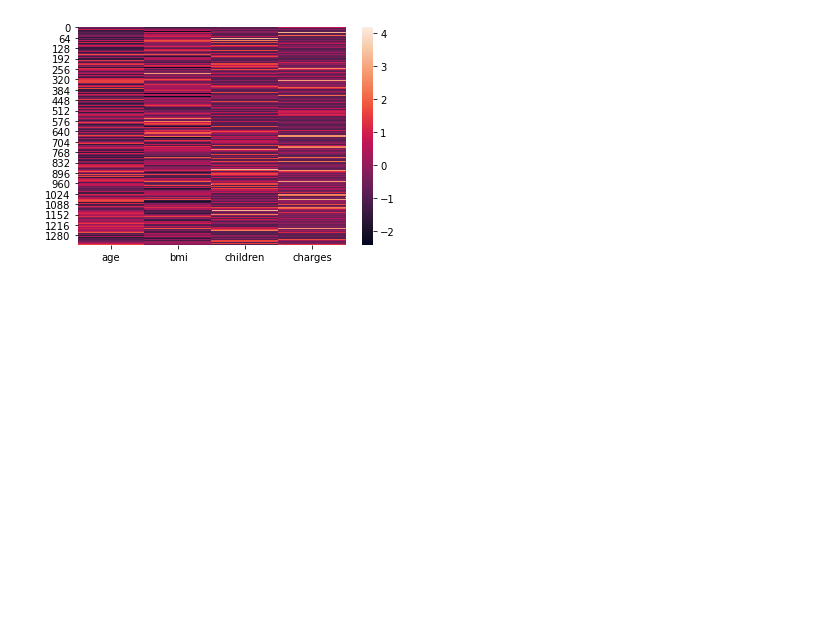
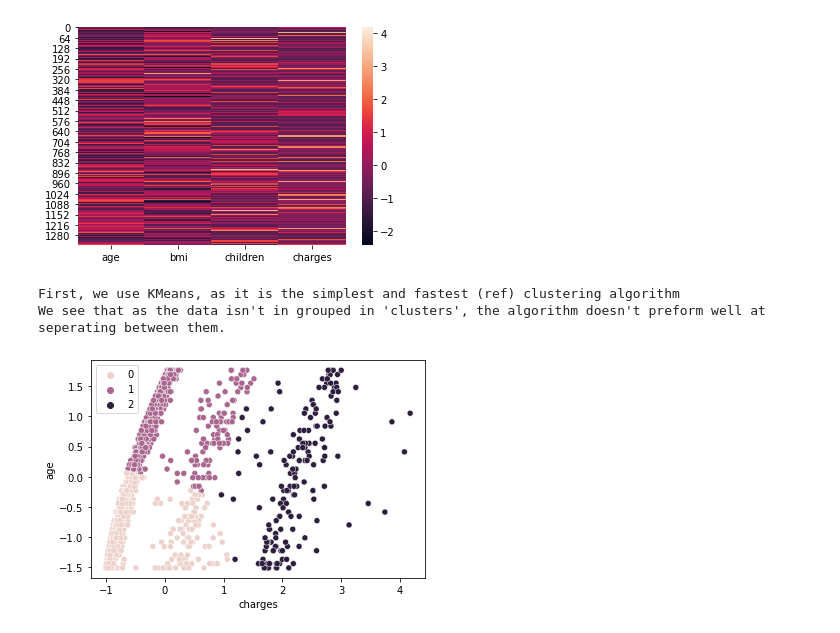
Before and after one commit to mchaudry1/IUBDC, a Jupyter notebook: HealthInsuranceAnalysis.ipynb, the cells around one changed output. Saved outputs shown, nothing was run; the diff lists cells and outputs as text; code cells hidden in the pictures; blank space fills up the shorter version.

```diff
--- a/HealthInsuranceAnalysis.ipynb
+++ b/HealthInsuranceAnalysis.ipynb
@@ -5,6 +5,7 @@ import matplotlib.pyplot as plt
 import seaborn as sns
 
 %matplotlib inline
+sns.set_theme(style="darkgrid")
 # %%
 df = pd.read_csv("insurance.csv")
 # %%
@@ -16,6 +17,8 @@ df.head()
 | 2 | 28 | male | 33.000 | 3 | no | southeast | 4449.46200 |
 | 3 | 33 | male | 22.705 | 0 | no | northwest | 21984.47061 |
 | 4 | 32 | male | 28.880 | 0 | no | northwest | 3866.85520 |
+# %%
+df["count"]=1
 # %%
 df.columns
 # %% [output]
@@ -158,3 +161,19 @@ sns.heatmap(transformed_df[count])
 plt.show()
 # %% [output]
 [figure]
+# %%
+cluster_cols=["age","charges"]
+# %%
+print("First, we use KMeans, as it is the simplest and fastest (ref) clustering algorithm")
+from sklearn.cluster import KMeans
+
+model = KMeans(n_clusters=3)
+
+labels = model.fit_predict(transformed_df[cluster_cols])
+#df["APlabels"] = labels
+sns.scatterplot(x= transformed_df["charges"], y = transformed_df["age"], hue=labels)
+print("We see that as the data isn't in grouped in 'clusters', the algorithm doesn't preform well at seperating between them.")
+# %% [output]
+First, we use KMeans, as it is the simplest and fastest (ref) clustering algorithm
+We see that as the data isn't in grouped in 'clusters', the algorithm doesn't preform well at seperating between them.
+[figure, added]
```
Also changed, not shown: parts of 14 cells of this notebook.
